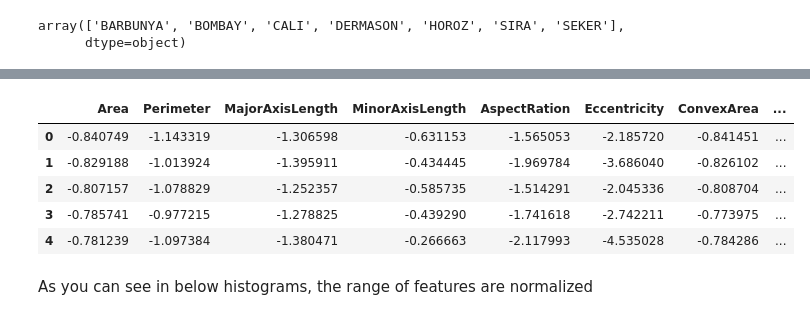
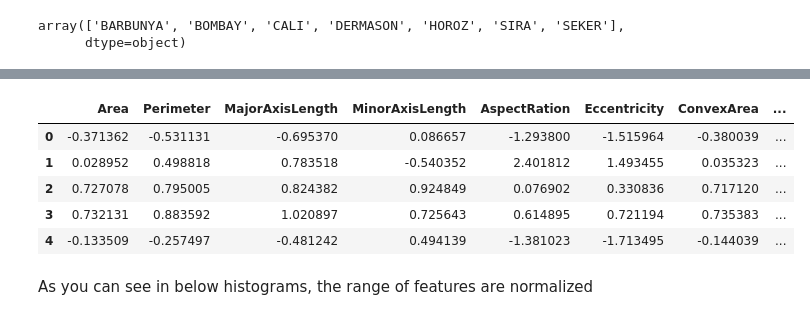
Before and after one commit to amishfaldu-njit/cs-634104-final-term-project, a Jupyter notebook: main.ipynb, the cells around one changed output, grey strips where cells are left out. Drawn from its saved outputs; the diff is of its cells as text; code cells hidden in the pictures.

```diff
--- a/main.ipynb
+++ b/main.ipynb
@@ -84,21 +111,25 @@ _ = df.iloc[:, :-2].hist(figsize=(12, 12))
+# %%
+X_train, X_test, y_train, y_test = train_test_split(
+    df.iloc[:, :-2],
+    df["Class_numerical"],
+    test_size=0.2,
+    random_state=42,
+    shuffle=True,
+    stratify=df["Class_numerical"],
+)
 # %%
 scaler = StandardScaler()
-scaled_features = scaler.fit_transform(df.iloc[:, :-2])
-scaled_dataset = pd.concat(
-    [
-        pd.DataFrame(scaled_features, columns=df.columns[:-2]),
-        pd.Series(df['Class_numerical']),
-    ],
-    axis=1,
-)
-scaled_dataset.head()
+scaled_features = scaler.fit_transform(X_train)
+X_train = pd.DataFrame(scaled_features, columns=df.columns[:-2])
+X_test = pd.DataFrame(scaler.transform(X_test), columns=df.columns[:-2])
+X_train.head()
 # %% [output]
 |  | Area | Perimeter | MajorAxisLength | MinorAxisLength | AspectRation | Eccentricity | ConvexArea | ... |
-| 0 | -0.840749 | -1.143319 | -1.306598 | -0.631153 | -1.565053 | -2.185720 | -0.841451 | ... |
-| 1 | -0.829188 | -1.013924 | -1.395911 | -0.434445 | -1.969784 | -3.686040 | -0.826102 | ... |
-| 2 | -0.807157 | -1.078829 | -1.252357 | -0.585735 | -1.514291 | -2.045336 | -0.808704 | ... |
-| 3 | -0.785741 | -0.977215 | -1.278825 | -0.439290 | -1.741618 | -2.742211 | -0.773975 | ... |
-| 4 | -0.781239 | -1.097384 | -1.380471 | -0.266663 | -2.117993 | -4.535028 | -0.784286 | ... |
+| 0 | -0.371362 | -0.531131 | -0.695370 | 0.086657 | -1.293800 | -1.515964 | -0.380039 | ... |
+| 1 | 0.028952 | 0.498818 | 0.783518 | -0.540352 | 2.401812 | 1.493455 | 0.035323 | ... |
+| 2 | 0.727078 | 0.795005 | 0.824382 | 0.924849 | 0.076902 | 0.330836 | 0.717120 | ... |
+| 3 | 0.732131 | 0.883592 | 1.020897 | 0.725643 | 0.614895 | 0.721194 | 0.735383 | ... |
+| 4 | -0.133509 | -0.257497 | -0.481242 | 0.494139 | -1.381023 | -1.713495 | -0.144039 | ... |
 # %% [markdown]
 As you can see in below histograms, the range of features are normalized
 # %%
```
Also changed, not shown: parts of 32 cells of this notebook, 12 other files.
